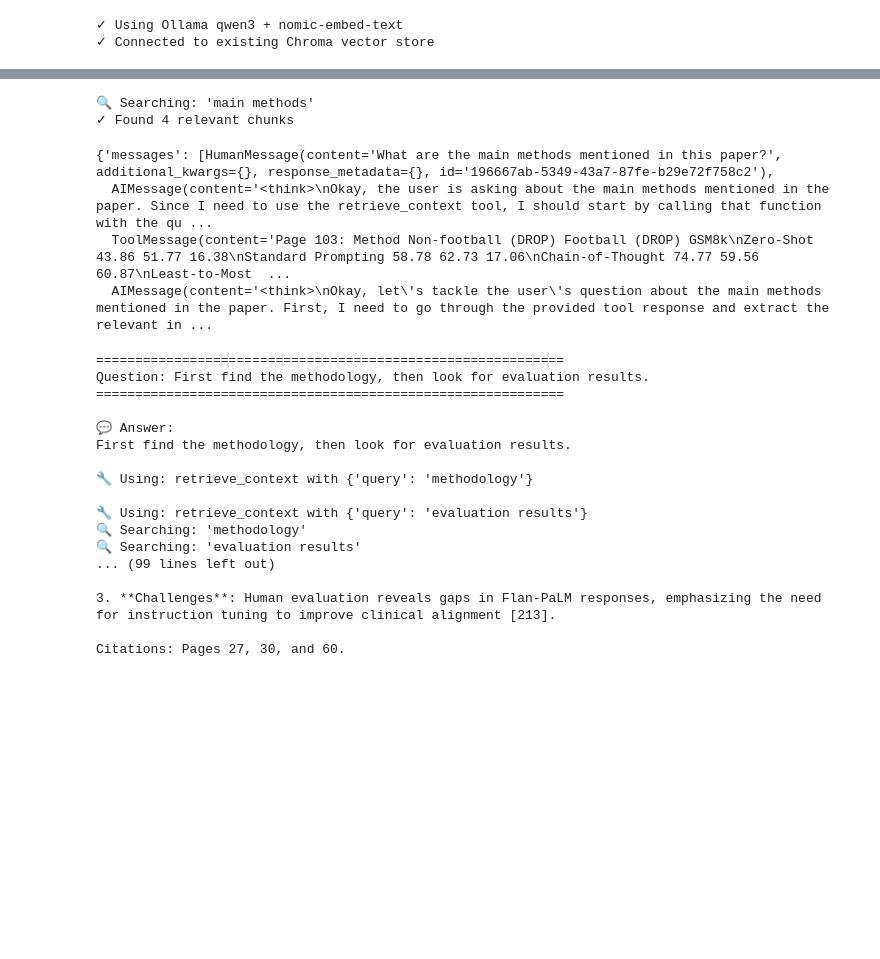
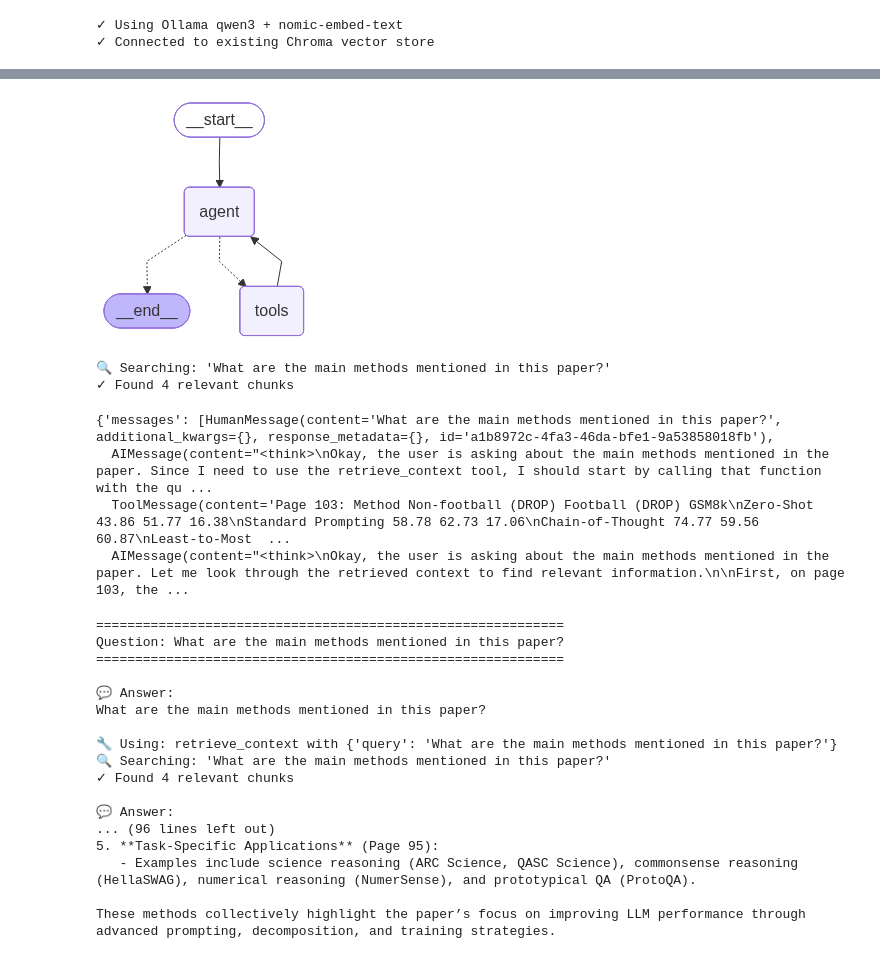
Before and after one commit to laxmimerit/Langchain-v1-Projects, a Jupyter notebook: 02 RAG with Langchain Agents/RAG with Langchain Agents.ipynb, the cells around one changed output, grey strips where cells are left out. Cells and saved outputs as stored; diff of their text form; code cells hidden in the pictures; blank space fills up the shorter version.

```diff
--- a/02 RAG with Langchain Agents/RAG with Langchain Agents.ipynb
+++ b/02 RAG with Langchain Agents/RAG with Langchain Agents.ipynb
@@ -29,8 +29,7 @@ load_dotenv()
 # Ollama LLM with Qwen3
 llm = ChatOllama(
     model="qwen3",
-    base_url="http://localhost:11434",
-    temperature=0.1
+    base_url="http://localhost:11434"
 )
 
 # Ollama Embeddings
@@ -131,20 +124,24 @@ Cite page numbers and be thorough."""
 # %%
 # Create the agentic RAG
 rag_agent = create_agent(llm, tools, prompt=prompt)
+
+rag_agent
+# %% [output]
+[figure, added]
 # %%
 rag_agent
 
 response = rag_agent.invoke({'messages': "What are the main methods mentioned in this paper?"})
 # %% [output]
-🔍 Searching: 'main methods'
+🔍 Searching: 'What are the main methods mentioned in this paper?'
 ✓ Found 4 relevant chunks
 # %%
 response
 # %% [output]
-{'messages': [HumanMessage(content='What are the main methods mentioned in this paper?', additional_kwargs={}, response_metadata={}, id='196667ab-5349-43a7-87fe-b29e72f758c2'),
-  AIMessage(content='<think>\nOkay, the user is asking about the main methods mentioned in the paper. Since I need to use the retrieve_context tool, I should start by calling that function with the qu ...
+{'messages': [HumanMessage(content='What are the main methods mentioned in this paper?', additional_kwargs={}, response_metadata={}, id='a1b8972c-4fa3-46da-bfe1-9a53858018fb'),
+  AIMessage(content="<think>\nOkay, the user is asking about the main methods mentioned in the paper. Since I need to use the retrieve_context tool, I should start by calling that function with the qu ...
   ToolMessage(content='Page 103: Method Non-football (DROP) Football (DROP) GSM8k\nZero-Shot 43.86 51.77 16.38\nStandard Prompting 58.78 62.73 17.06\nChain-of-Thought 74.77 59.56 60.87\nLeast-to-Most  ...
-  AIMessage(content='<think>\nOkay, let\'s tackle the user\'s question about the main methods mentioned in the paper. First, I need to go through the provided tool response and extract the relevant in ...
+  AIMessage(content="<think>\nOkay, the user is asking about the main methods mentioned in the paper. Let me look through the retrieved context to find relevant information.\n\nFirst, on page 103, the ...
 # %%
 # ============================================================================
 # QUERY FUNCTION
@@ -174,29 +171,25 @@ def ask(question: str):
 # TESTING
 # ============================================================================
 # Test basic retrieval
-# ask("What are the main methods mentioned in this paper?")
-
-
-# # Test multi-step reasoning
-ask("First find the methodology, then look for evaluation results.")
+ask("What are the main methods mentioned in this paper?")
 # %% [output]
 ============================================================
-Question: First find the methodology, then look for evaluation results.
+Question: What are the main methods mentioned in this paper?
 ============================================================
 
 💬 Answer:
-First find the methodology, then look for evaluation results.
+What are the main methods mentioned in this paper?
 
-🔧 Using: retrieve_context with {'query': 'methodology'}
+🔧 Using: retrieve_context with {'query': 'What are the main methods mentioned in this paper?'}
+🔍 Searching: 'What are the main methods mentioned in this paper?'
+✓ Found 4 relevant chunks
 
-🔧 Using: retrieve_context with {'query': 'evaluation results'}
-🔍 Searching: 'methodology'
-🔍 Searching: 'evaluation results'
-... (99 lines left out)
+💬 Answer:
+... (96 lines left out)
+5. **Task-Specific Applications** (Page 95):
+   - Examples include science reasoning (ARC Science, QASC Science), commonsense reasoning (HellaSWAG), numerical reasoning (NumerSense), and prototypical QA (ProtoQA).
 
-3. **Challenges**: Human evaluation reveals gaps in Flan-PaLM responses, emphasizing the need for instruction tuning to improve clinical alignment [213].
-
-Citations: Pages 27, 30, and 60.
+These methods collectively highlight the paper’s focus on improving LLM performance through advanced prompting, decomposition, and training strategies.
 # %%
 # ============================================================================
 # INTERACTIVE CHAT
```
Also changed, not shown: parts of 5 cells of this notebook, 2 other files.
